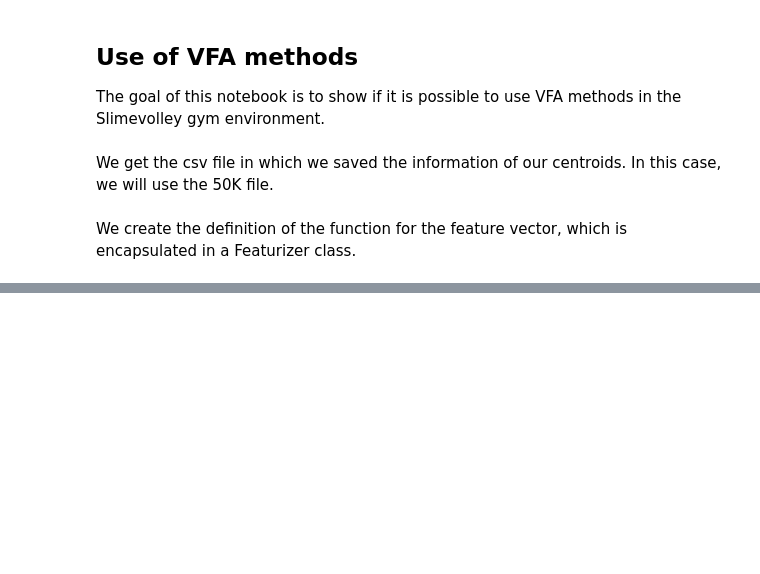
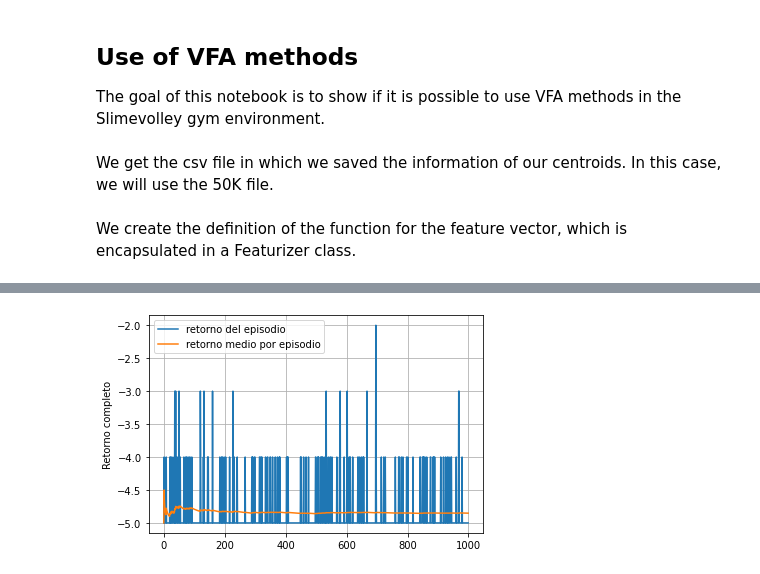
Before and after one commit to andreszpt/rl-slimevolley, a Jupyter notebook: src/vfa_methods.ipynb, the cells around one changed output, grey strips where cells are left out. Drawn from its saved outputs; the diff is of its cells as text; code cells hidden in the pictures; blank space fills up the shorter version.

```diff
--- a/src/vfa_methods.ipynb
+++ b/src/vfa_methods.ipynb
@@ -27,3 +43,13 @@ featurizer = Featurizer(slime_env.observation_space, np.array(centroids))
+# %%
+def plot_vfa_results(history, history_average):
+    ax = plt.subplot(111)
+    plt.plot(history, label="retorno del episodio")
+    plt.plot(history_average, label="retorno medio por episodio")
+    plt.ylabel('Retorno completo', size=10)
+    ax.legend(loc='lower right')
+    plt.grid()
+    plt.show()
 # %%
-q = LambdaValueFunction(featurizer, slime_env.action_space.n, 0.5)
-slime_q, slime_history, slime_history_average = sarsa_lambda(slime_env, q, 20000, 1_000_000, epsilon = 0.01) # alpha and epsilon values by default
+q = LambdaValueFunction(featurizer, slime_env.action_space.n, 0.9)
+slime_q, slime_history, slime_history_average = sarsa_lambda(slime_env, q, 1000, 1_000_000,
+                                                            gamma=1, epsilon=0.1, alpha=0.1)
@@ -30,5 +75,7 @@ slime_q, slime_history, slime_history_average = sarsa_lambda(slime_env, q, 20000
 # %%
-plot_history(slime_history, slime_history_average)
+plot_vfa_results(slime_history, slime_history_average)
+# %% [output]
+[figure, added]
 # %%
 alpha = 0.001
 beta = 0.005
```
Also changed, not shown: parts of 9 cells of this notebook, 20 other files.
